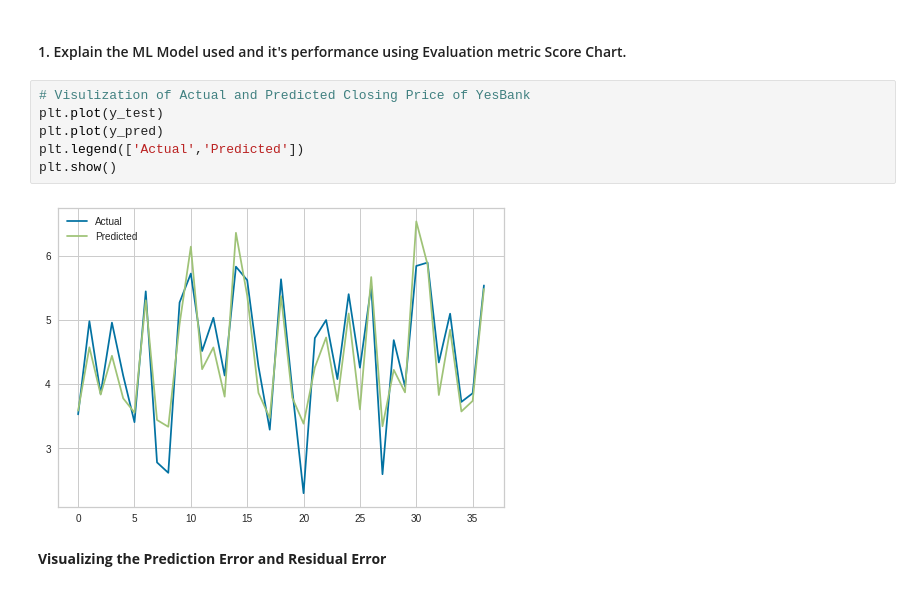
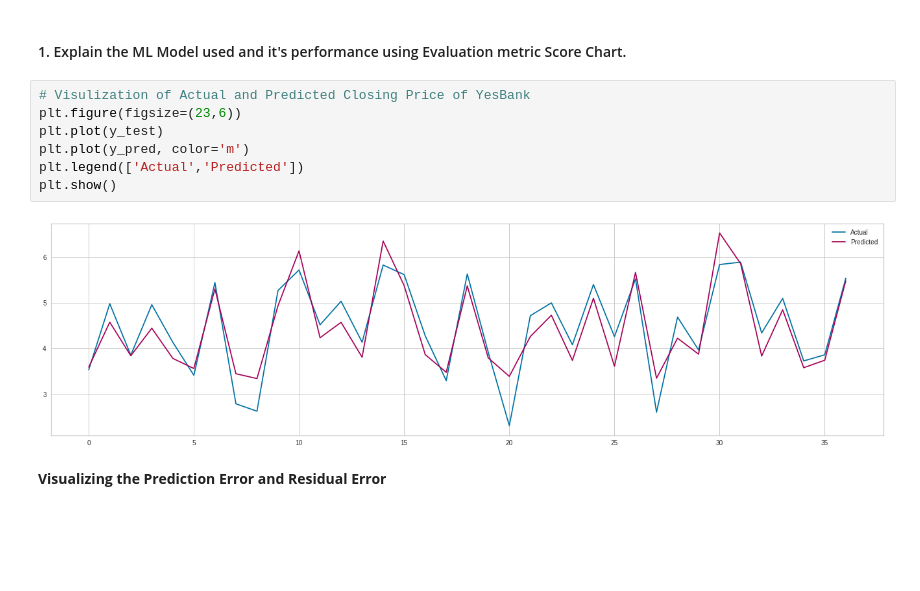
Before and after one commit to SubrotoSarkhel/YesBank_Closing_Price, a Jupyter notebook: Yes_bank_Stop_Closing_Price_Predection.ipynb, the cells around one changed output. Saved outputs shown, nothing was run; the diff lists cells and outputs as text; blank space fills up the shorter version.

```diff
--- a/Yes_bank_Stop_Closing_Price_Predection.ipynb
+++ b/Yes_bank_Stop_Closing_Price_Predection.ipynb
@@ -646,12 +595,13 @@ R2-score=0.8196232004130596
 #### 1. Explain the ML Model used and it's performance using Evaluation metric Score Chart.
 # %%
 # Visulization of Actual and Predicted Closing Price of YesBank
+plt.figure(figsize=(23,6))
 plt.plot(y_test)
-plt.plot(y_pred)
+plt.plot(y_pred, color='m')
 plt.legend(['Actual','Predicted'])
 plt.show()
 # %% [output]
-[figure, old version]
+[figure, new version]
 # %% [markdown]
 <b>Visualizing the Prediction Error and Residual Error
 # %%
```
Also changed, not shown: parts of 30 cells of this notebook.
